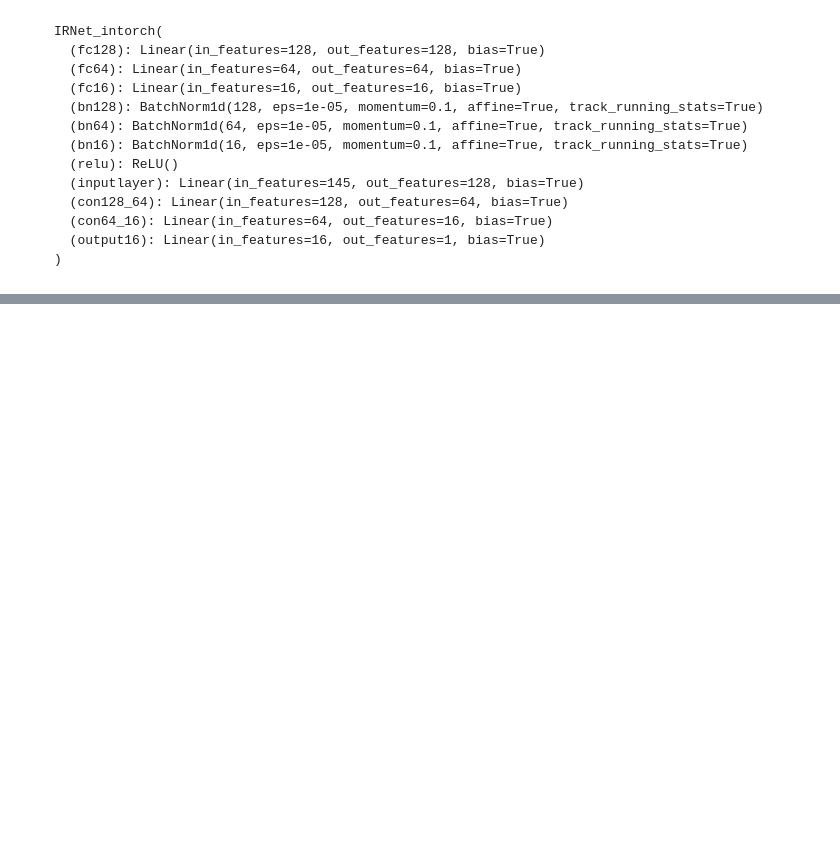
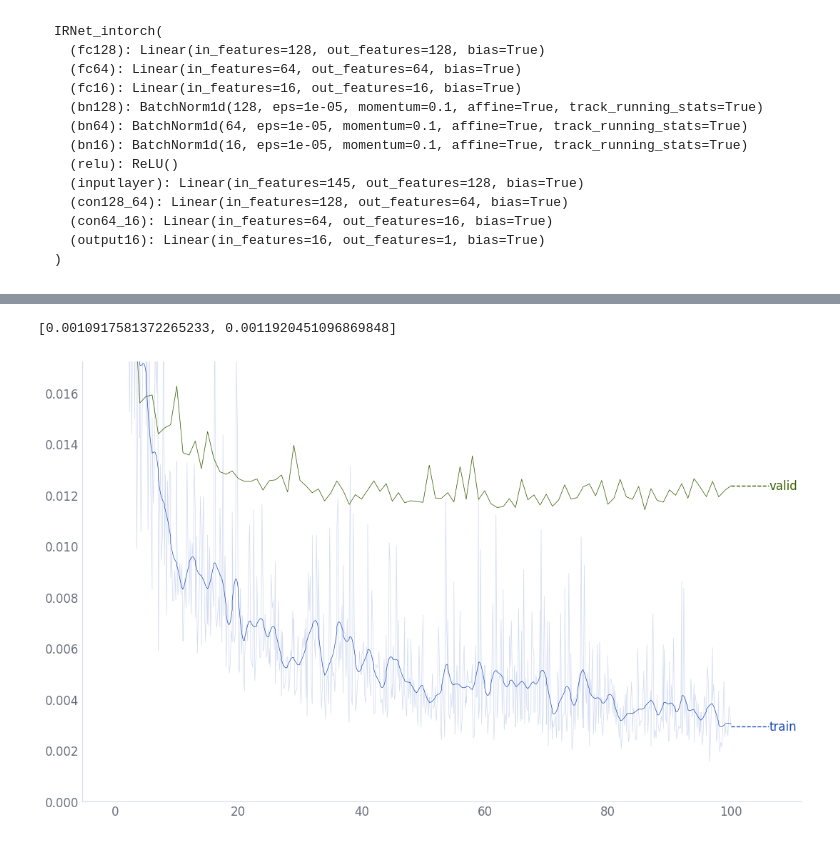
Before and after one commit to nicholas-miklaucic/ood-materials, a Jupyter notebook: irnet_hyperparams.ipynb, the cells around one changed output, grey strips where cells are left out. Saved outputs shown, nothing was run; the diff lists cells and outputs as text; code cells hidden in the pictures; blank space fills up the shorter version.

```diff
--- a/irnet_hyperparams.ipynb
+++ b/irnet_hyperparams.ipynb
@@ -289,0 +289,13 @@ rp.smooth_noisy_lines()
+# %%
+logs = trainer.logger.df
+logs['epoch_frac'] = logs['epoch'] + logs.groupby('epoch')['step'].transform(lambda x: (x - x.min()) / (x.max() - x.min()))
+fig, ax = plt.subplots(figsize=(13, 8))
+for kind in sorted(set(logs['kind'])):
+    ax.plot('epoch_frac', 'loss', data=logs.query('kind == @kind'), label=kind, lw=0.5)
+
+ax.set_ylim(0, logs[logs['epoch'] == int(logs['epoch'].max() * 0.05)]['loss'].mean())
+rp.line_labels()
+rp.smooth_noisy_lines()
+# %% [output]
+[0.0010917581372265233, 0.0011920451096869848]
+[figure, added]
```
Also changed, not shown: parts of 6 cells of this notebook, 4 other files.
